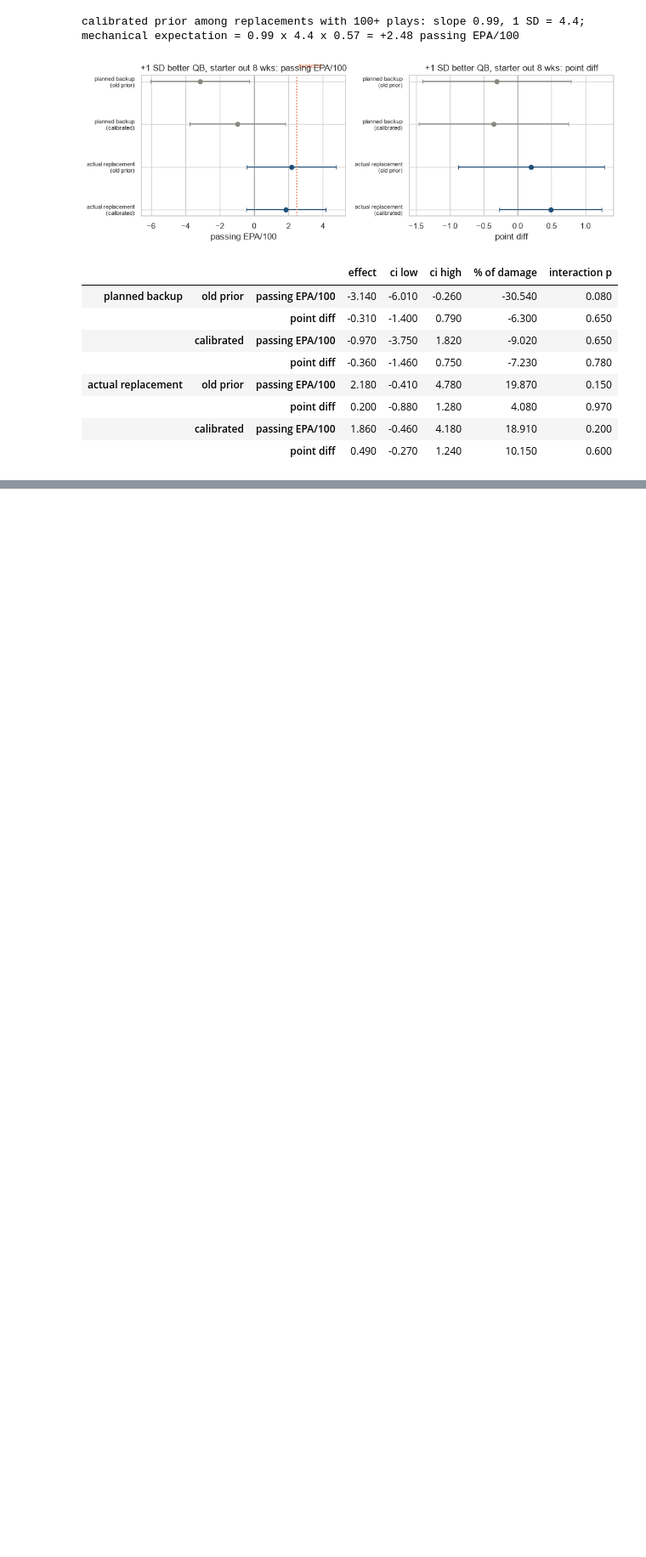
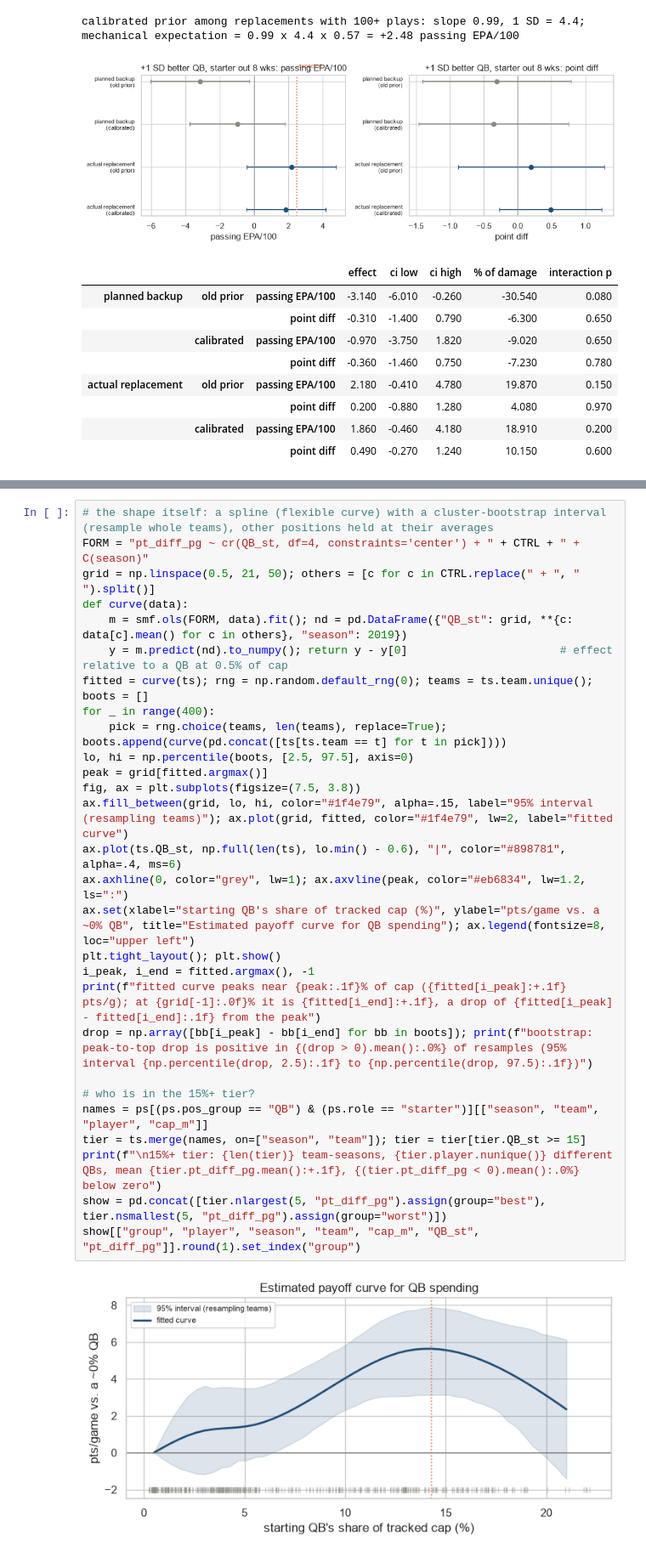
Before and after one commit to noahfighter883/nfl-position-value, a Jupyter notebook: analysis.ipynb, the cells around one changed output, grey strips where cells are left out. Shown at 85% size. Saved outputs shown, nothing was run; the diff lists cells and outputs as text; blank space fills up the shorter version.

```diff
--- a/analysis.ipynb
+++ b/analysis.ipynb
@@ -1069,0 +1178,30 @@ calibrated prior among replacements with 100+ plays: slope 0.99, 1 SD = 4.4; mec
+# %%
+# the shape itself: a spline (flexible curve) with a cluster-bootstrap interval (resample whole teams), other positions held at their averages
+FORM = "pt_diff_pg ~ cr(QB_st, df=4, constraints='center') + " + CTRL + " + C(season)"
+grid = np.linspace(0.5, 21, 50); others = [c for c in CTRL.replace(" + ", " ").split()]
+def curve(data):
+    m = smf.ols(FORM, data).fit(); nd = pd.DataFrame({"QB_st": grid, **{c: data[c].mean() for c in others}, "season": 2019})
+    y = m.predict(nd).to_numpy(); return y - y[0]                       # effect relative to a QB at 0.5% of cap
+fitted = curve(ts); rng = np.random.default_rng(0); teams = ts.team.unique(); boots = []
+for _ in range(400):
+    pick = rng.choice(teams, len(teams), replace=True); boots.append(curve(pd.concat([ts[ts.team == t] for t in pick])))
+lo, hi = np.percentile(boots, [2.5, 97.5], axis=0)
+peak = grid[fitted.argmax()]
+fig, ax = plt.subplots(figsize=(7.5, 3.8))
+ax.fill_between(grid, lo, hi, color="#1f4e79", alpha=.15, label="95% interval (resampling teams)"); ax.plot(grid, fitted, color="#1f4e79", lw=2, label="fitted curve")
+ax.plot(ts.QB_st, np.full(len(ts), lo.min() - 0.6), "|", color="#898781", alpha=.4, ms=6)
+ax.axhline(0, color="grey", lw=1); ax.axvline(peak, color="#eb6834", lw=1.2, ls=":")
+ax.set(xlabel="starting QB's share of tracked cap (%)", ylabel="pts/game vs. a ~0% QB", title="Estimated payoff curve for QB spending"); ax.legend(fontsize=8, loc="upper left")
+plt.tight_layout(); plt.show()
+i_peak, i_end = fitted.argmax(), -1
+print(f"fitted curve peaks near {peak:.1f}% of cap ({fitted[i_peak]:+.1f} pts/g); at {grid[-1]:.0f}% it is {fitted[i_end]:+.1f}, a drop of {fitted[i_peak] - fitted[i_end]:.1f} from the peak")
+drop = np.array([bb[i_peak] - bb[i_end] for bb in boots]); print(f"bootstrap: peak-to-top drop is positive in {(drop > 0).mean():.0%} of resamples (95% interval {np.percentile(drop, 2.5):.1f} to {np.percentile(drop, 97.5):.1f})")
+
+# who is in the 15%+ tier?
+names = ps[(ps.pos_group == "QB") & (ps.role == "starter")][["season", "team", "player", "cap_m"]]
+tier = ts.merge(names, on=["season", "team"]); tier = tier[tier.QB_st >= 15]
+print(f"\n15%+ tier: {len(tier)} team-seasons, {tier.player.nunique()} different QBs, mean {tier.pt_diff_pg.mean():+.1f}, {(tier.pt_diff_pg < 0).mean():.0%} below zero")
+show = pd.concat([tier.nlargest(5, "pt_diff_pg").assign(group="best"), tier.nsmallest(5, "pt_diff_pg").assign(group="worst")])
+show[["group", "player", "season", "team", "cap_m", "QB_st", "pt_diff_pg"]].round(1).set_index("group")
+# %% [output]
+[figure, added]
```
Also changed, not shown: parts of 7 cells of this notebook, 3 other files.
